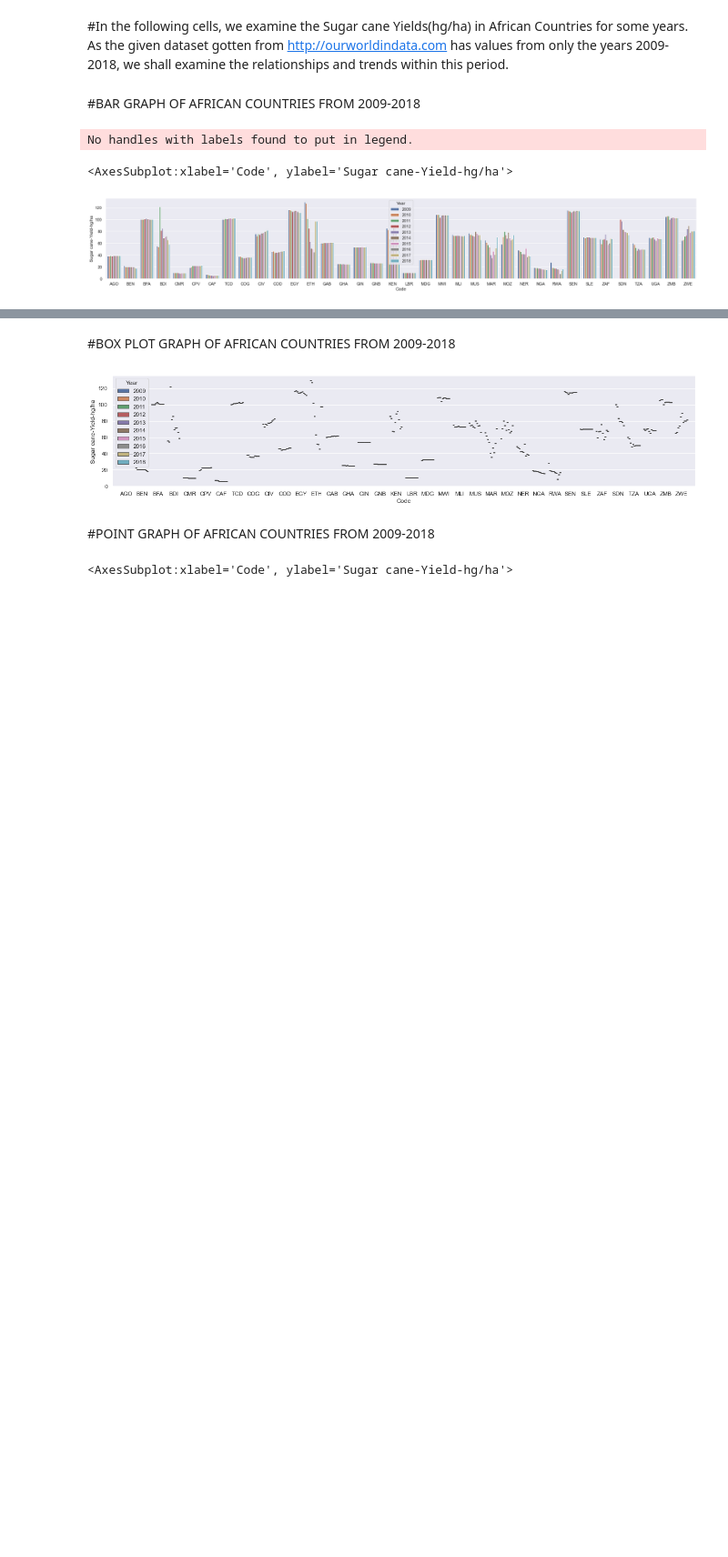
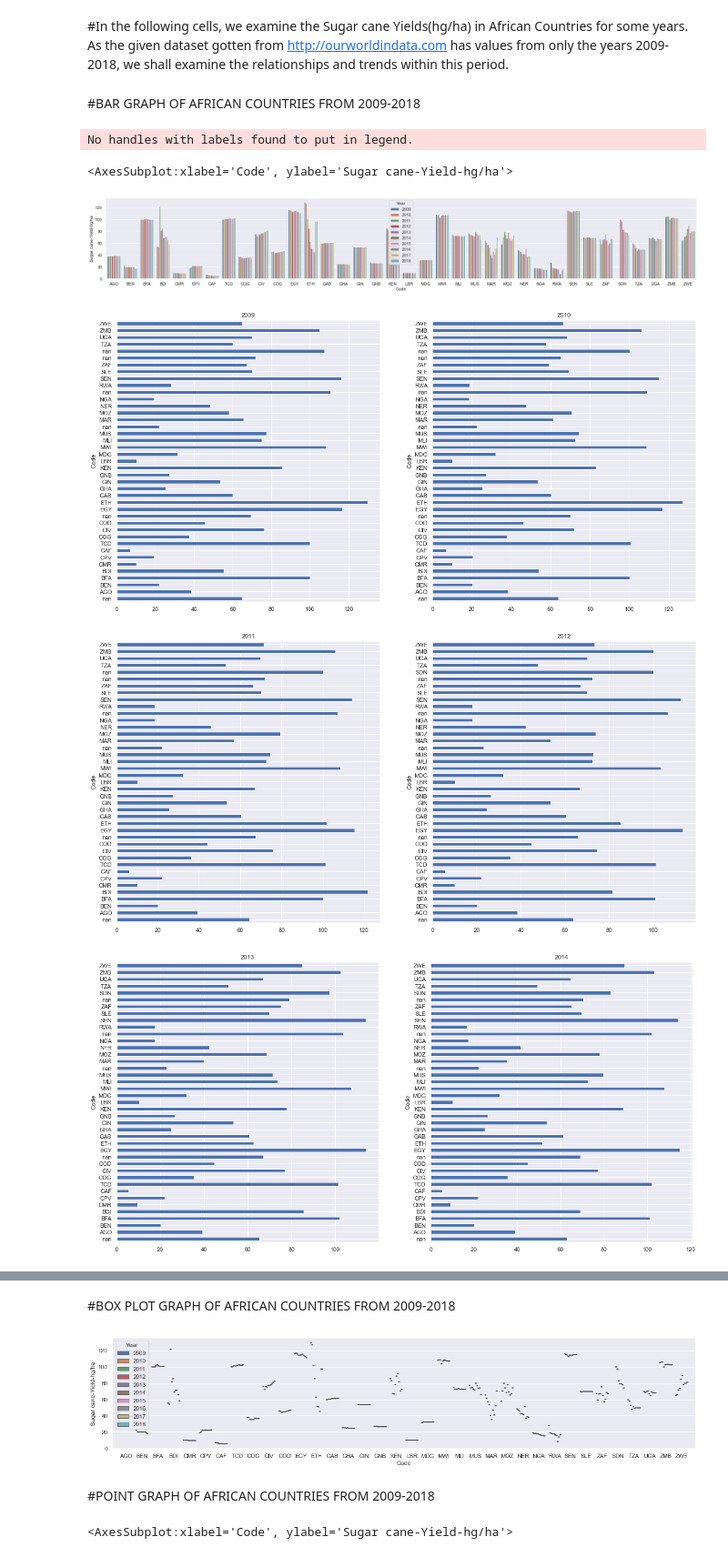
Before and after one commit to danzyblaze/CEN414, a Jupyter notebook: DATA_VISUALIZATION.ipynb, the cells around one changed output, grey strips where cells are left out. Shown at 91% size. Cells and saved outputs as stored; diff of their text form; code cells hidden in the pictures; blank space fills up the shorter version.

```diff
--- a/DATA_VISUALIZATION.ipynb
+++ b/DATA_VISUALIZATION.ipynb
@@ -72,3 +72,19 @@ sns.barplot(sugar['Code'],sugar['Sugar cane-Yield-hg/ha'],  sugar['Year'])
 No handles with labels found to put in legend.
 <AxesSubplot:xlabel='Code', ylabel='Sugar cane-Yield-hg/ha'>
 [figure]
+# %%
+sugar2 = sugar.set_index('Code')
+
+for i in range(5):
+    l = 2009+i*2
+    h = l + 2
+    fig, axes  = plt.subplots(1,2, figsize=(20,10))
+
+    for idx, year in enumerate(range(l,h)):
+        sugar2[sugar2['Year'] == year]['Sugar cane-Yield-hg/ha'].plot.barh(ax=axes[idx])
+
+        axes[idx].set_title(year)
+# %% [output]
+[figure, added]
+[figure, added]
+[figure, added]
```
Also changed, not shown: parts of 4 cells of this notebook.
